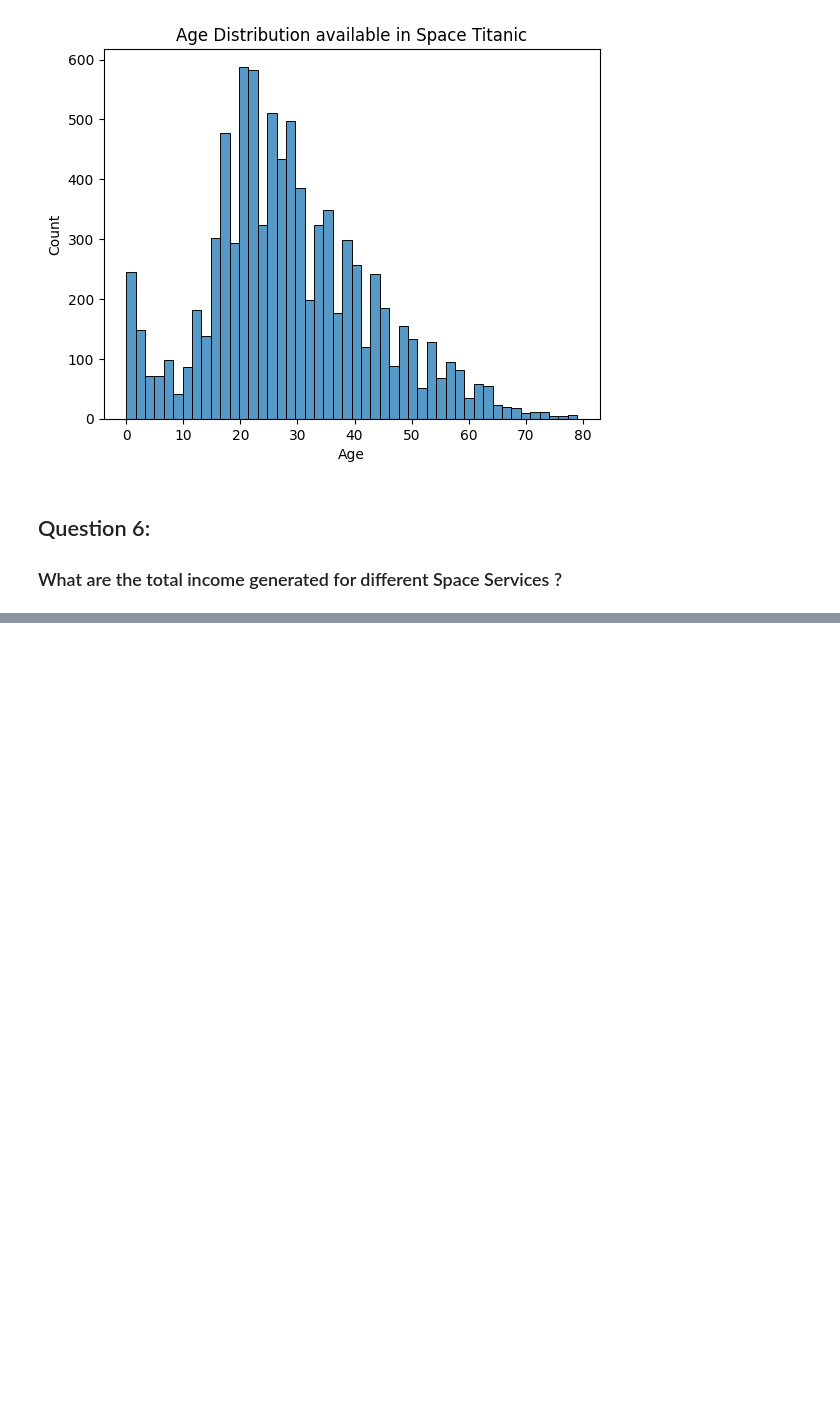
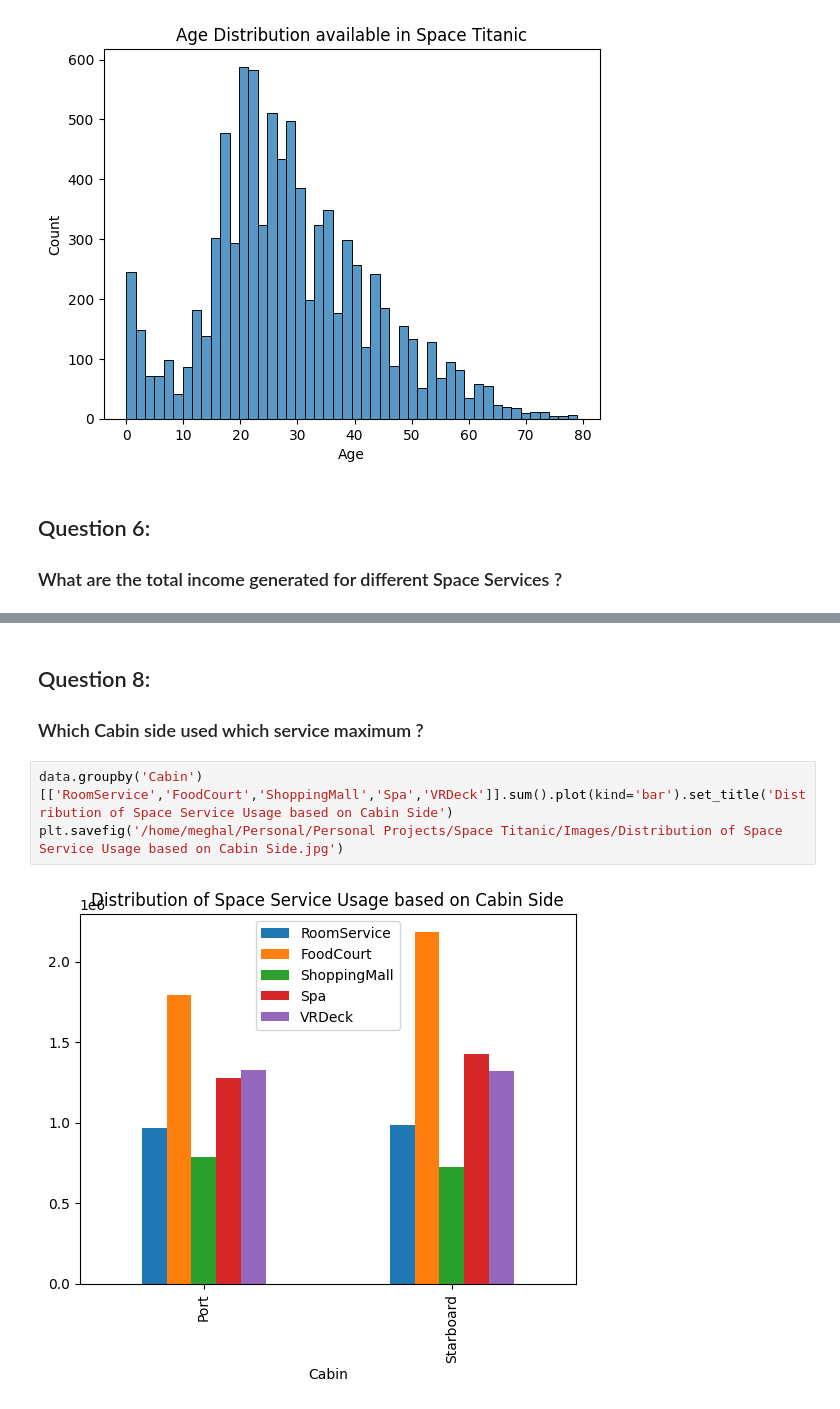
Before and after one commit to meghalagarwal/Space_Titanic_Transport_Prediction, a Jupyter notebook: Clean_Data_EDA.ipynb, the cells around one changed output, grey strips where cells are left out. Drawn from its saved outputs; the diff is of its cells as text; blank space fills up the shorter version.

```diff
--- a/Clean_Data_EDA.ipynb
+++ b/Clean_Data_EDA.ipynb
@@ -118,0 +128,9 @@ plt.savefig('/home/meghal/Personal/Personal Projects/Space Titanic/Images/Distri
+# %% [markdown]
+## Question 8:
+
+### Which Cabin side used which service maximum ?
+# %%
+data.groupby('Cabin')[['RoomService','FoodCourt','ShoppingMall','Spa','VRDeck']].sum().plot(kind='bar').set_title('Distribution of Space Service Usage based on Cabin Side')
+plt.savefig('/home/meghal/Personal/Personal Projects/Space Titanic/Images/Distribution of Space Service Usage based on Cabin Side.jpg')
+# %% [output]
+[figure, added]
```
Also changed, not shown: parts of 9 cells of this notebook, 5 other files.
